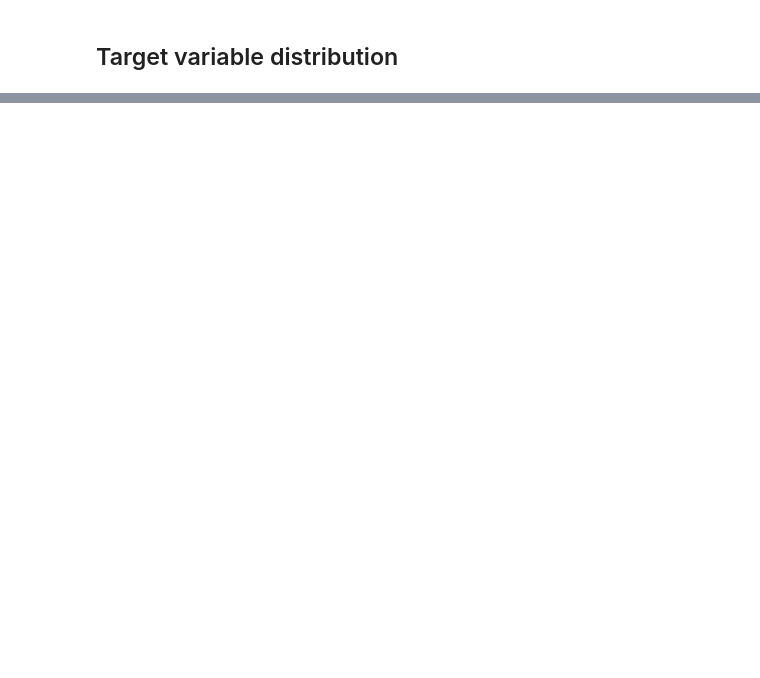
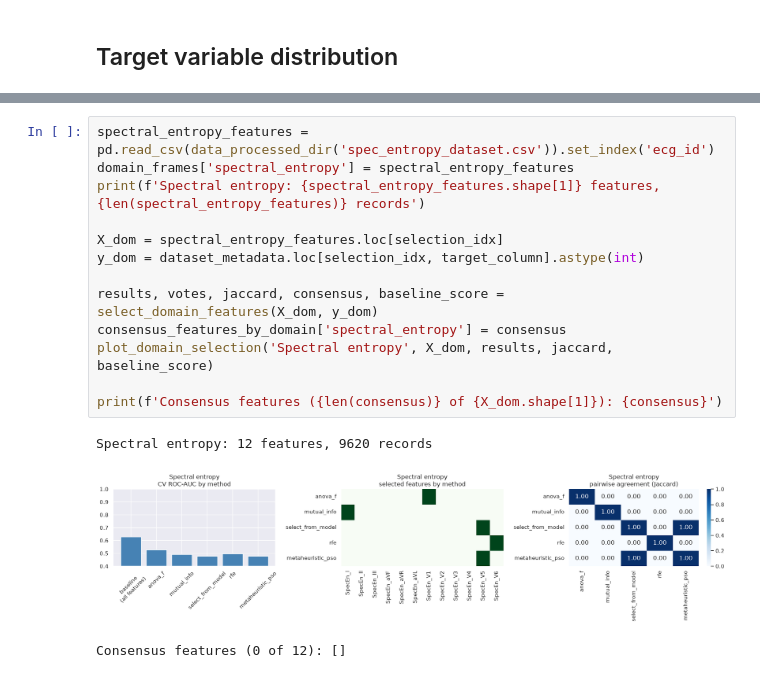
Before and after one commit to AGE90/ptbxl-challenge, a Jupyter notebook: notebooks/04-AGE-feture_selection.ipynb, the cells around one changed output, grey strips where cells are left out. Drawn from its saved outputs; the diff is of its cells as text; blank space fills up the shorter version.

```diff
--- a/notebooks/04-AGE-feture_selection.ipynb
+++ b/notebooks/04-AGE-feture_selection.ipynb
@@ -480,0 +303,17 @@ Using these leads as a basis for feature extraction, such as dominant frequency
+# %%
+spectral_entropy_features = pd.read_csv(data_processed_dir('spec_entropy_dataset.csv')).set_index('ecg_id')
+domain_frames['spectral_entropy'] = spectral_entropy_features
+print(f'Spectral entropy: {spectral_entropy_features.shape[1]} features, {len(spectral_entropy_features)} records')
+
+X_dom = spectral_entropy_features.loc[selection_idx]
+y_dom = dataset_metadata.loc[selection_idx, target_column].astype(int)
+
+results, votes, jaccard, consensus, baseline_score = select_domain_features(X_dom, y_dom)
+consensus_features_by_domain['spectral_entropy'] = consensus
+plot_domain_selection('Spectral entropy', X_dom, results, jaccard, baseline_score)
+
+print(f'Consensus features ({len(consensus)} of {X_dom.shape[1]}): {consensus}')
+# %% [output]
+Spectral entropy: 12 features, 9620 records
+[figure, added]
+Consensus features (0 of 12): []
```
Also changed, not shown: parts of 61 cells of this notebook, 2 other files.
